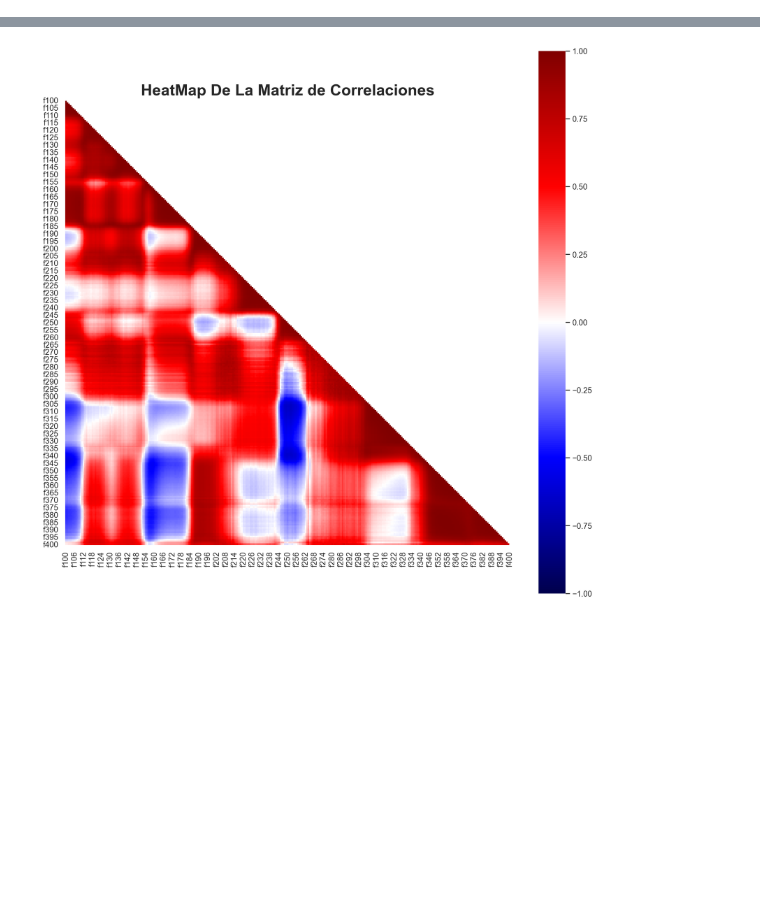
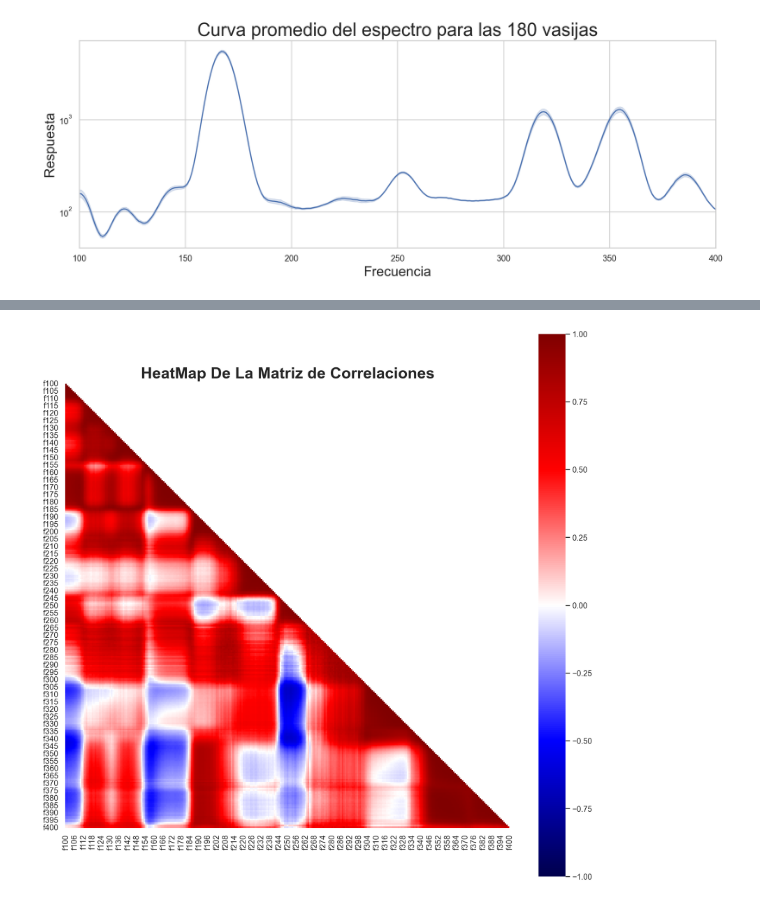
Before and after one commit to Lukas-De-Angelis-Riva/Aprendizaje-estadistico, a Jupyter notebook: trabajo_practico3/src/Visualizacion.ipynb, the cells around one changed output, grey strips where cells are left out. Saved outputs shown, nothing was run; the diff lists cells and outputs as text; code cells hidden in the pictures; blank space fills up the shorter version.

```diff
--- a/trabajo_practico3/src/Visualizacion.ipynb
+++ b/trabajo_practico3/src/Visualizacion.ipynb
@@ -17,20 +9,20 @@ a.columns = ["frecuencia", "valor"]
-# %%
-fig, ax = plt.subplots(nrows=1, ncols=1, dpi=200, figsize=(32, 8))
-
-sns.set_theme(style="ticks", palette="flare")
-
-sns.boxplot(x="frecuencia", y="valor", data=a, ax=ax, showfliers=False)
-#sns.despine(offset=10, trim=True)
-
-ax.set_xticklabels(ax.get_xticklabels(), rotation=90)
-plt.show()
 # %%
-fig, ax = plt.subplots(nrows=1, ncols=1, dpi=200, figsize=(32, 8))
+df = pd.read_csv("Vessel_X.txt", header=None)
+df.columns = range(100, 401)
 
-sns.set_theme(style="ticks", palette="pastel")
+a = df.stack().to_frame().reset_index()[['level_1', 0]]
+a.columns = ["frecuencia", "respuesta"]
 
-sns.lineplot(x="frecuencia", y="valor", data=a, ax=ax)
-#sns.despine(offset=10, trim=True)
-#ax.set_xticklabels(ax.get_xticklabels(), rotation=90)
+sns.set_theme(style="whitegrid")
 
+fig, ax = plt.subplots(nrows=1, ncols=1, dpi=200, figsize=(15, 5))
+plt.title("Curva promedio del espectro para las 180 vasijas", fontsize=24)
+
+sns.lineplot(x="frecuencia", y="respuesta", data=a, ax=ax).set(yscale='log')
+ax.set_xlim(100, 400)
+
+ax.set_xlabel("Frecuencia", fontsize=18)
+ax.set_ylabel("Respuesta", fontsize=18)
 plt.show()
+# %% [output]
+[figure, added]
```
Also changed, not shown: parts of 10 cells of this notebook.
